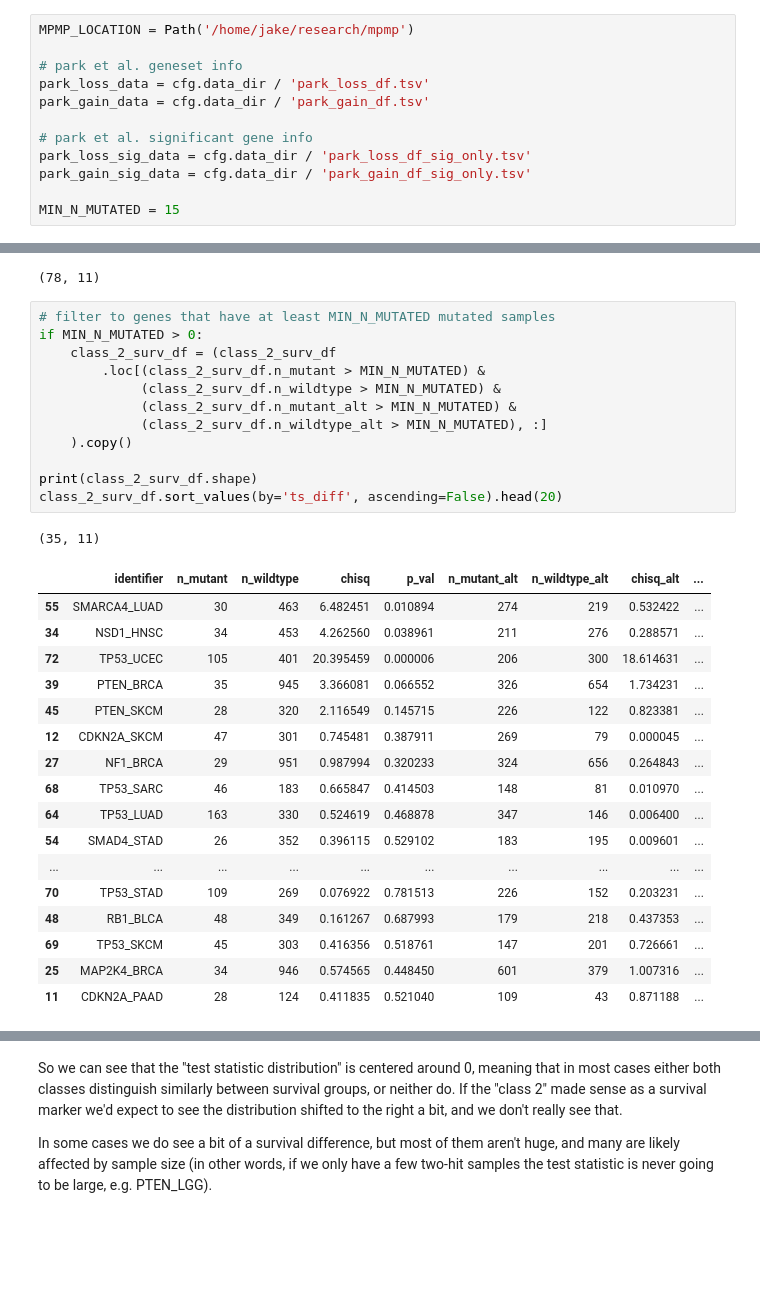
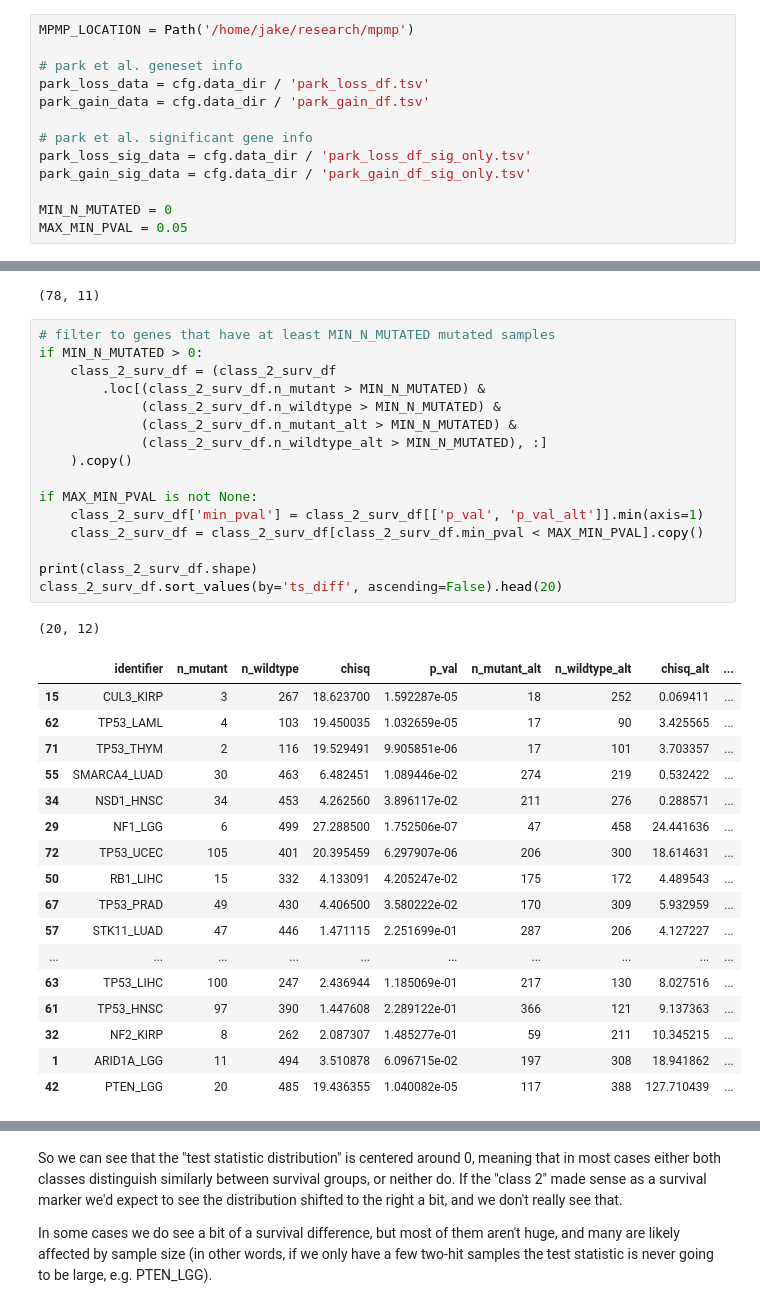
Before and after one commit to greenelab/mutation-fn, a Jupyter notebook: 6_survival_analysis/survival_hit_groups.ipynb, the cells around one changed output, grey strips where cells are left out. Cells and saved outputs as stored; diff of their text form; blank space fills up the shorter version.

```diff
--- a/6_survival_analysis/survival_hit_groups.ipynb
+++ b/6_survival_analysis/survival_hit_groups.ipynb
@@ -26,7 +26,8 @@ park_gain_data = cfg.data_dir / 'park_gain_df.tsv'
 park_loss_sig_data = cfg.data_dir / 'park_loss_df_sig_only.tsv'
 park_gain_sig_data = cfg.data_dir / 'park_gain_df_sig_only.tsv'
 
-MIN_N_MUTATED = 15
+MIN_N_MUTATED = 0
+MAX_MIN_PVAL = 0.05
 # %% [markdown]
 ### Load information for Park et al. genes
 # %%
@@ -481,34 +482,38 @@ TP53_COADREAD
 # %%
 # filter to genes that have at least MIN_N_MUTATED mutated samples
 if MIN_N_MUTATED > 0:
     class_2_surv_df = (class_2_surv_df
         .loc[(class_2_surv_df.n_mutant > MIN_N_MUTATED) &
              (class_2_surv_df.n_wildtype > MIN_N_MUTATED) &
              (class_2_surv_df.n_mutant_alt > MIN_N_MUTATED) &
              (class_2_surv_df.n_wildtype_alt > MIN_N_MUTATED), :]
     ).copy()
 
+if MAX_MIN_PVAL is not None:
+    class_2_surv_df['min_pval'] = class_2_surv_df[['p_val', 'p_val_alt']].min(axis=1)
+    class_2_surv_df = class_2_surv_df[class_2_surv_df.min_pval < MAX_MIN_PVAL].copy()
+
 print(class_2_surv_df.shape)
 class_2_surv_df.sort_values(by='ts_diff', ascending=False).head(20)
 # %% [output]
-(35, 11)
+(20, 12)
 |  | identifier | n_mutant | n_wildtype | chisq | p_val | n_mutant_alt | n_wildtype_alt | chisq_alt | ... |
-| 55 | SMARCA4_LUAD | 30 | 463 | 6.482451 | 0.010894 | 274 | 219 | 0.532422 | ... |
-| 34 | NSD1_HNSC | 34 | 453 | 4.262560 | 0.038961 | 211 | 276 | 0.288571 | ... |
-| 72 | TP53_UCEC | 105 | 401 | 20.395459 | 0.000006 | 206 | 300 | 18.614631 | ... |
-| 39 | PTEN_BRCA | 35 | 945 | 3.366081 | 0.066552 | 326 | 654 | 1.734231 | ... |
-| 45 | PTEN_SKCM | 28 | 320 | 2.116549 | 0.145715 | 226 | 122 | 0.823381 | ... |
-| 12 | CDKN2A_SKCM | 47 | 301 | 0.745481 | 0.387911 | 269 | 79 | 0.000045 | ... |
-| 27 | NF1_BRCA | 29 | 951 | 0.987994 | 0.320233 | 324 | 656 | 0.264843 | ... |
-| 68 | TP53_SARC | 46 | 183 | 0.665847 | 0.414503 | 148 | 81 | 0.010970 | ... |
-| 64 | TP53_LUAD | 163 | 330 | 0.524619 | 0.468878 | 347 | 146 | 0.006400 | ... |
-| 54 | SMAD4_STAD | 26 | 352 | 0.396115 | 0.529102 | 183 | 195 | 0.009601 | ... |
+| 15 | CUL3_KIRP | 3 | 267 | 18.623700 | 1.592287e-05 | 18 | 252 | 0.069411 | ... |
+| 62 | TP53_LAML | 4 | 103 | 19.450035 | 1.032659e-05 | 17 | 90 | 3.425565 | ... |
+| 71 | TP53_THYM | 2 | 116 | 19.529491 | 9.905851e-06 | 17 | 101 | 3.703357 | ... |
+| 55 | SMARCA4_LUAD | 30 | 463 | 6.482451 | 1.089446e-02 | 274 | 219 | 0.532422 | ... |
+| 34 | NSD1_HNSC | 34 | 453 | 4.262560 | 3.896117e-02 | 211 | 276 | 0.288571 | ... |
+| 29 | NF1_LGG | 6 | 499 | 27.288500 | 1.752506e-07 | 47 | 458 | 24.441636 | ... |
+| 72 | TP53_UCEC | 105 | 401 | 20.395459 | 6.297907e-06 | 206 | 300 | 18.614631 | ... |
+| 50 | RB1_LIHC | 15 | 332 | 4.133091 | 4.205247e-02 | 175 | 172 | 4.489543 | ... |
+| 67 | TP53_PRAD | 49 | 430 | 4.406500 | 3.580222e-02 | 170 | 309 | 5.932959 | ... |
+| 57 | STK11_LUAD | 47 | 446 | 1.471115 | 2.251699e-01 | 287 | 206 | 4.127227 | ... |
 | ... | ... | ... | ... | ... | ... | ... | ... | ... | ... |
-| 70 | TP53_STAD | 109 | 269 | 0.076922 | 0.781513 | 226 | 152 | 0.203231 | ... |
-| 48 | RB1_BLCA | 48 | 349 | 0.161267 | 0.687993 | 179 | 218 | 0.437353 | ... |
-| 69 | TP53_SKCM | 45 | 303 | 0.416356 | 0.518761 | 147 | 201 | 0.726661 | ... |
-| 25 | MAP2K4_BRCA | 34 | 946 | 0.574565 | 0.448450 | 601 | 379 | 1.007316 | ... |
-| 11 | CDKN2A_PAAD | 28 | 124 | 0.411835 | 0.521040 | 109 | 43 | 0.871188 | ... |
+| 63 | TP53_LIHC | 100 | 247 | 2.436944 | 1.185069e-01 | 217 | 130 | 8.027516 | ... |
+| 61 | TP53_HNSC | 97 | 390 | 1.447608 | 2.289122e-01 | 366 | 121 | 9.137363 | ... |
+| 32 | NF2_KIRP | 8 | 262 | 2.087307 | 1.485277e-01 | 59 | 211 | 10.345215 | ... |
+| 1 | ARID1A_LGG | 11 | 494 | 3.510878 | 6.096715e-02 | 197 | 308 | 18.941862 | ... |
+| 42 | PTEN_LGG | 20 | 485 | 19.436355 | 1.040082e-05 | 117 | 388 | 127.710439 | ... |
 # %%
 sns.set({'figure.figsize': (10, 8)})
 fig, axarr = plt.subplots(2, 1)
```
Also changed, not shown: parts of 7 cells of this notebook, 1 other file.
